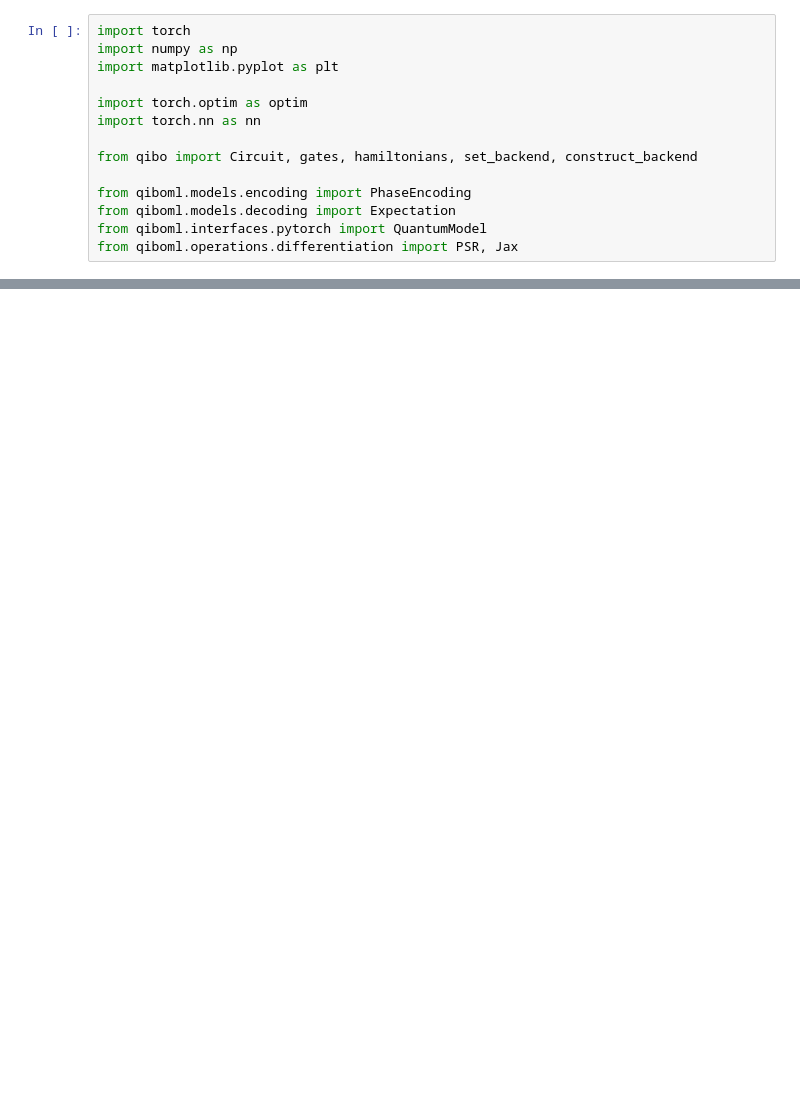
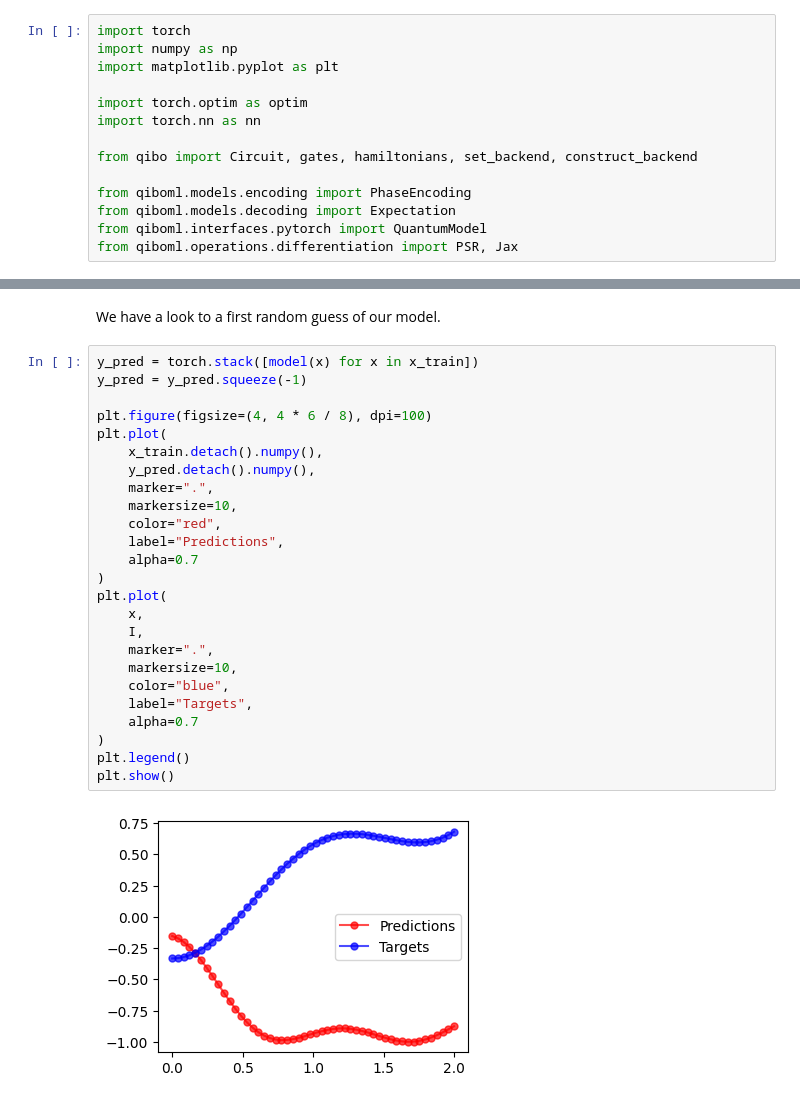
Before and after one commit to qiboteam/qiboml, a Jupyter notebook: tutorials/differentiate_wrt_data.ipynb, the cells around one changed output, grey strips where cells are left out. Drawn from its saved outputs; the diff is of its cells as text; blank space fills up the shorter version.

```diff
--- a/tutorials/differentiate_wrt_data.ipynb
+++ b/tutorials/differentiate_wrt_data.ipynb
@@ -130 +124,30 @@ ValueError: Given list of parameters has length 16 while the circuit contains 24
+# %% [markdown]
+We have a look to a first random guess of our model.
+# %%
+y_pred = torch.stack([model(x) for x in x_train])
+y_pred = y_pred.squeeze(-1)
+
+plt.figure(figsize=(4, 4 * 6 / 8), dpi=100)
+plt.plot(
+    x_train.detach().numpy(),
+    y_pred.detach().numpy(),
+    marker=".",
+    markersize=10,
+    color="red",
+    label="Predictions",
+    alpha=0.7
+)
+plt.plot(
+    x,
+    I,
+    marker=".",
+    markersize=10,
+    color="blue",
+    label="Targets",
+    alpha=0.7
+)
+plt.legend()
+plt.show()
+# %% [output]
+[figure, added]
 # %%
```
Also changed, not shown: parts of 11 cells of this notebook.
